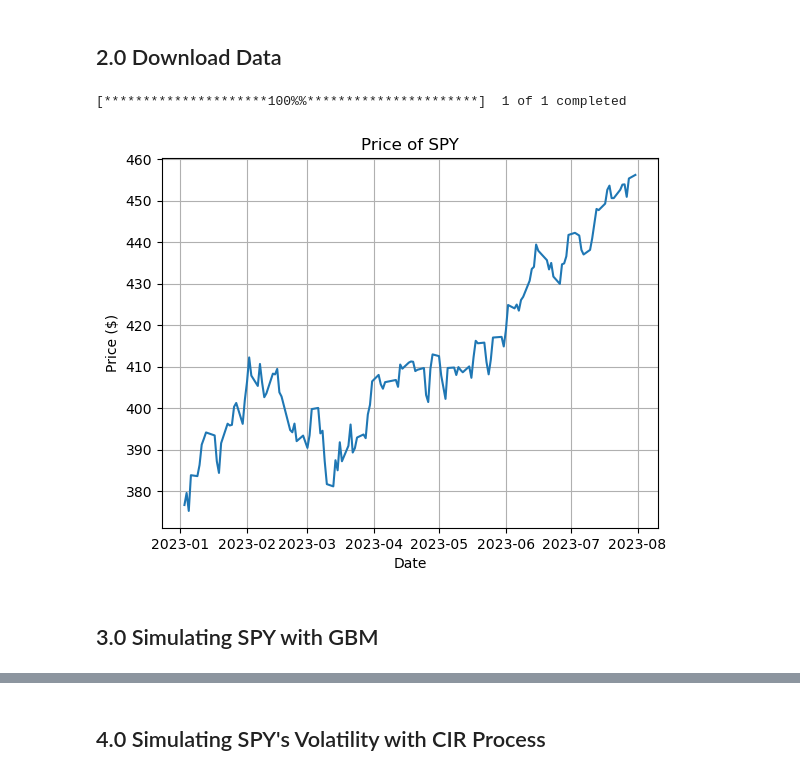
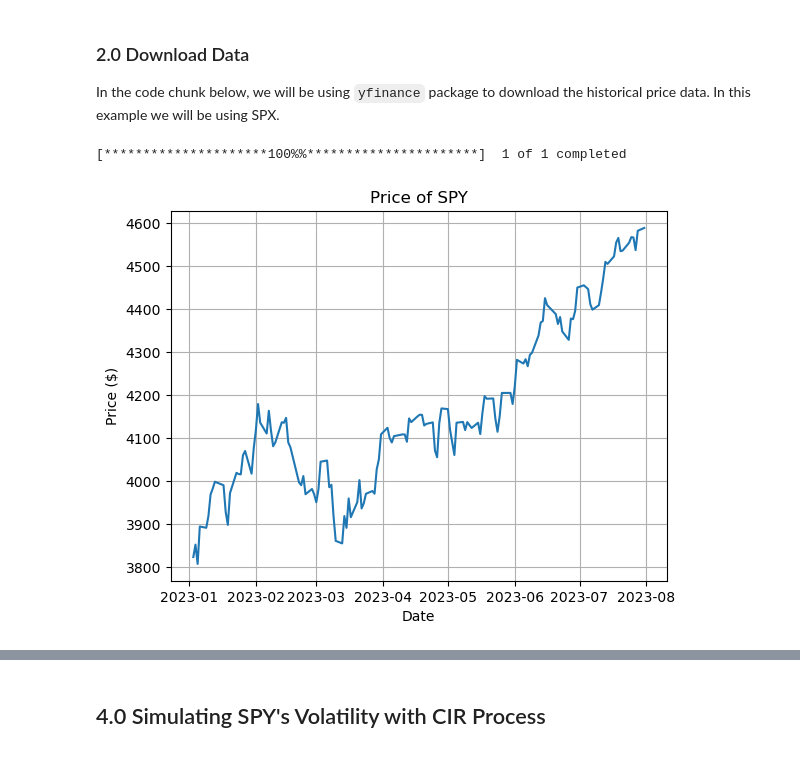
Before and after one commit to Bruce1102/Stochastic-Process-Fitting, a Jupyter notebook: Stochastic_Process_fitting.ipynb, the cells around one changed output, grey strips where cells are left out. Drawn from its saved outputs; the diff is of its cells as text; code cells hidden in the pictures.

```diff
--- a/Stochastic_Process_fitting.ipynb
+++ b/Stochastic_Process_fitting.ipynb
@@ -18,25 +19,25 @@ from matplotlib import pyplot as plt
 from src.stochastic_process_simulation import *
 from src.data_processing import *
-# %% [markdown]
-<h2> 2.0 Download Data</h2>
+# %% [markdown]
+<h3> 2.0 Download Data</h3>
+
+In the code chunk below, we will be using <code>yfinance</code> package to download the historical price data. In this example we will be using SPX.
 # %%
 # Define the ticker symbol
-ticker_symbol = "SPY"  # S&P 500's ticker symbol on Yahoo Finance
+ticker_symbol = "^GSPC"  # S&P 500's ticker symbol on Yahoo Finance
 start_date = '2023-01-01'
 end_date = '2023-08-01'
 # Fetch the data
 data = yf.download(ticker_symbol, start=start_date, end=end_date)
 # Take adjusted closing price
 prices = data['Adj Close'].values
 
 # Plot prices
 plt.plot(data['Adj Close'])
 plt.xlabel("Date")
 plt.ylabel("Price ($)")
 plt.title("Price of SPY")
 plt.grid()
 # %% [output]
 [*********************100%%**********************]  1 of 1 completed
-[figure, old version]
+[figure, new version]
-# %% [markdown]
-<h2> 3.0 Simulating SPY with GBM </h2>
```
Also changed, not shown: parts of 13 cells of this notebook, 1 other file.
